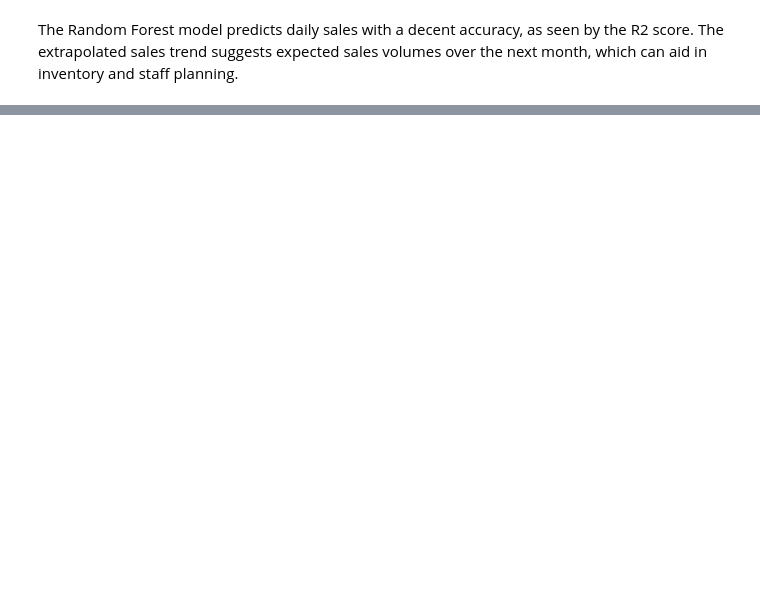
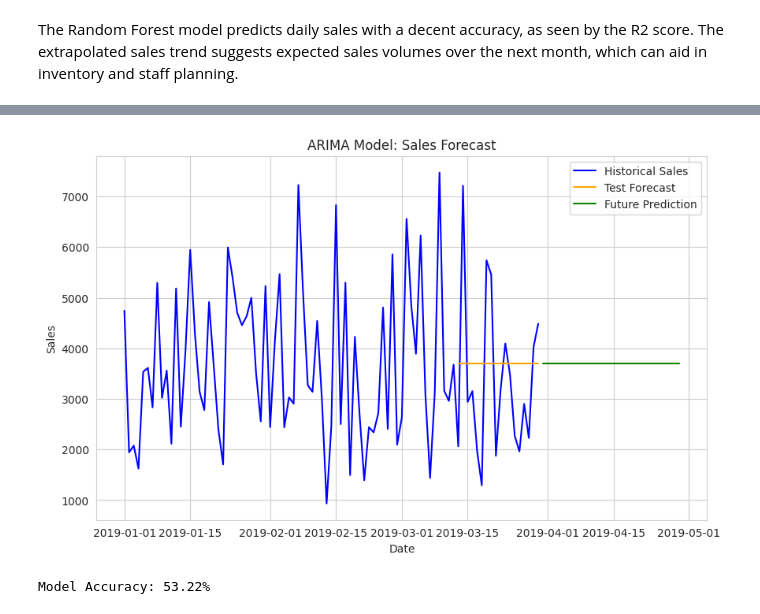
Before and after one commit to Saikat1411/Sales_Data_Analysis, a Jupyter notebook: Sales_data_analysis.ipynb, the cells around one changed output, grey strips where cells are left out. Drawn from its saved outputs; the diff is of its cells as text; code cells hidden in the pictures; blank space fills up the shorter version.

```diff
--- a/Sales_data_analysis.ipynb
+++ b/Sales_data_analysis.ipynb
@@ -487,0 +497,75 @@ The extrapolated sales trend suggests expected sales volumes over the next month
+# %%
+from pmdarima import auto_arima
+from statsmodels.tsa.arima.model import ARIMA
+from sklearn.metrics import mean_squared_error
+from math import sqrt
+
+# Step 1: Load and Prepare the Data
+supermarket_sales_df['Date'] = pd.to_datetime(supermarket_sales_df['Date'])
+supermarket_sales_df.set_index('Date', inplace=True)
+
+# Aggregating daily sales
+daily_sales = supermarket_sales_df['Total'].resample('D').sum()
+
+# Step 2: Check Stationarity
+from statsmodels.tsa.stattools import adfuller
+
+adf_test = adfuller(daily_sales)
+print(f"ADF Statistic: {adf_test[0]}")
+print(f"p-value: {adf_test[1]}")
+
+if adf_test[1] <= 0.05:
+    print("The data is stationary; no differencing needed.")
+else:
+    print("The data is non-stationary; differencing required.")
+
+# Step 3: Use auto_arima to Determine Optimal Parameters
+import warnings
+warnings.filterwarnings("ignore")
+
+model_auto_arima = auto_arima(
+    daily_sales,
+    seasonal=False,
+    trace=True,
+    error_action="ignore",
+    suppress_warnings=True,
+    stepwise=True
+)
+print(model_auto_arima.summary())
+
+# Extracting the optimal p, d, q values
+order = model_auto_arima.order
+print(f"Optimal ARIMA order: {order}")
+
+# Step 4: Train the ARIMA Model
+train_size = int(len(daily_sales) * 0.8)
+train_data, test_data = daily_sales[:train_size], daily_sales[train_size:]
+
+model = ARIMA(train_data, order=order)
+fitted_model = model.fit()
+
+# Step 5: Forecasting on Test Data
+forecast = fitted_model.forecast(steps=len(test_data))
+rmse = sqrt(mean_squared_error(test_data, forecast))
+print(f"RMSE: {rmse}")
+mean=np.mean(test_data)
+print(f"Mean: {mean}")
+
+# Step 6: Predict the Next 30 Days
+future_forecast = fitted_model.forecast(steps=30)
+
+# Plotting the results
+plt.figure(figsize=(10, 6))
+plt.plot(daily_sales, label='Historical Sales', color='blue')
+plt.plot(test_data.index, forecast, label='Test Forecast', color='orange')
+plt.plot(pd.date_range(daily_sales.index[-1], periods=31, freq='D')[1:], future_forecast, label='Future Prediction', color='green')
+plt.title('ARIMA Model: Sales Forecast')
+plt.xlabel('Date')
+plt.ylabel('Sales')
+plt.legend()
+plt.show()
+
+# Step 7: Accuracy Calculation
+accuracy = (1 - rmse / np.mean(test_data)) * 100
+print(f"Model Accuracy: {accuracy:.2f}%")
+# %% [output]
@@ -487,0 +589,2 @@ The extrapolated sales trend suggests expected sales volumes over the next month
+[figure, added]
+Model Accuracy: 53.22%
```
Also changed, not shown: parts of 14 cells of this notebook.
